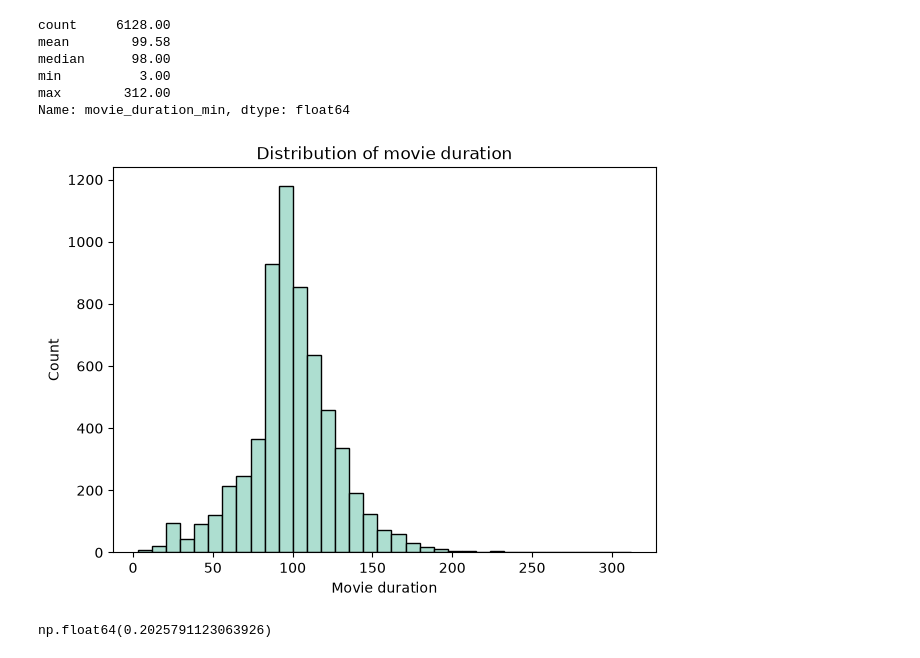
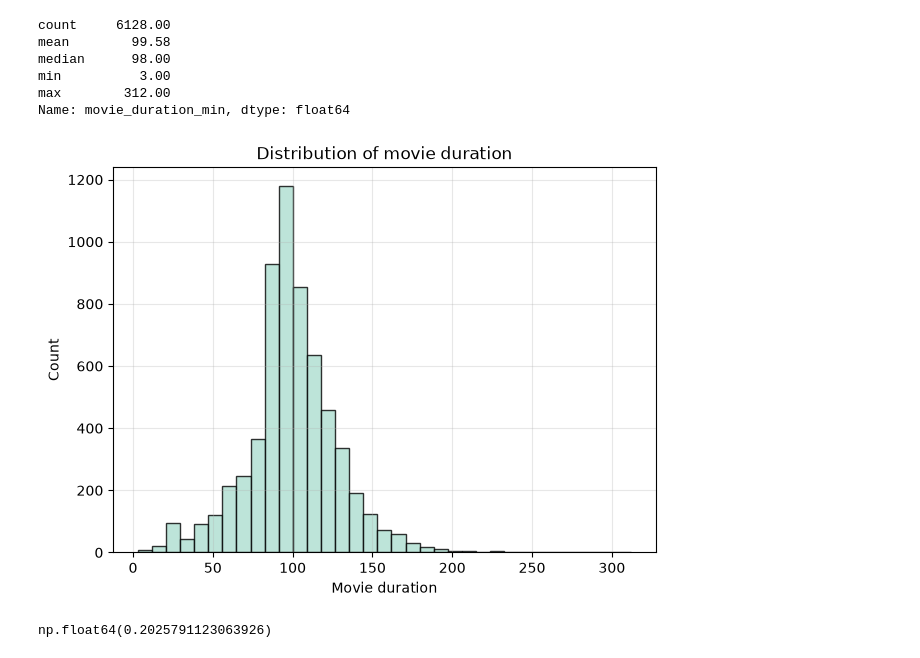
Before and after one commit to studzinskimilosz/exploratory-data-analysis, a Jupyter notebook: 01_netflix_catalog/notebook/netflix_catalogy_eda.ipynb, the cells around one changed output. Drawn from its saved outputs; the diff is of its cells as text; code cells hidden in the pictures.

Commit message:
style: update movie duration plot

```diff
--- a/01_netflix_catalog/notebook/netflix_catalogy_eda.ipynb
+++ b/01_netflix_catalog/notebook/netflix_catalogy_eda.ipynb
@@ -198,16 +198,18 @@ Name: movie_duration_min, dtype: float64
 # %%
 plt.figure(figsize=(7, 5))
 
-plt.hist(movies['movie_duration_min'], bins=35, edgecolor='k', color = '#added0',
+plt.hist(movies['movie_duration_min'], bins=35, edgecolor='k', color = '#added0', alpha=0.8
 )
+
+plt.grid(alpha=0.3)
 
 plt.title('Distribution of movie duration')
 plt.xlabel('Movie duration')
 plt.ylabel('Count')
 
 plt.show()
 # %% [output]
-[figure, old version]
+[figure, new version]
 # %%
 movies["movie_duration_min"].skew()
 # %% [output]
```
